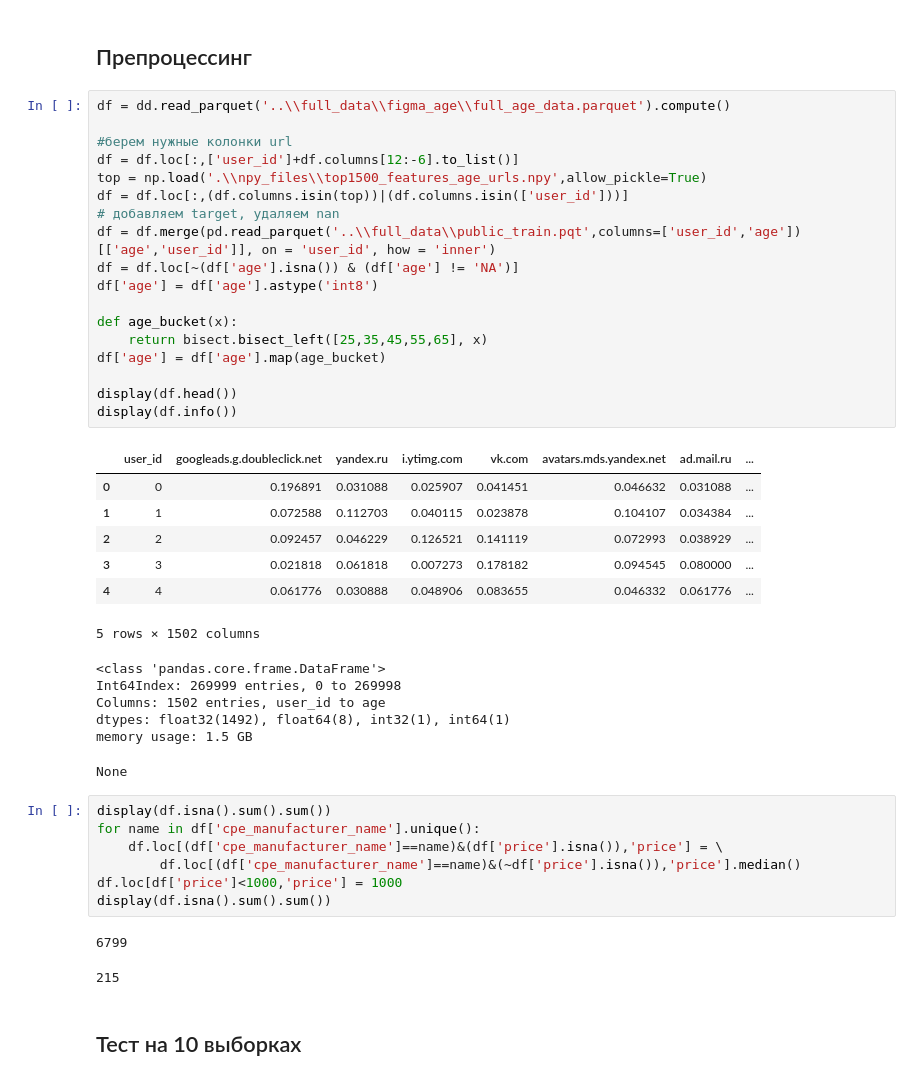
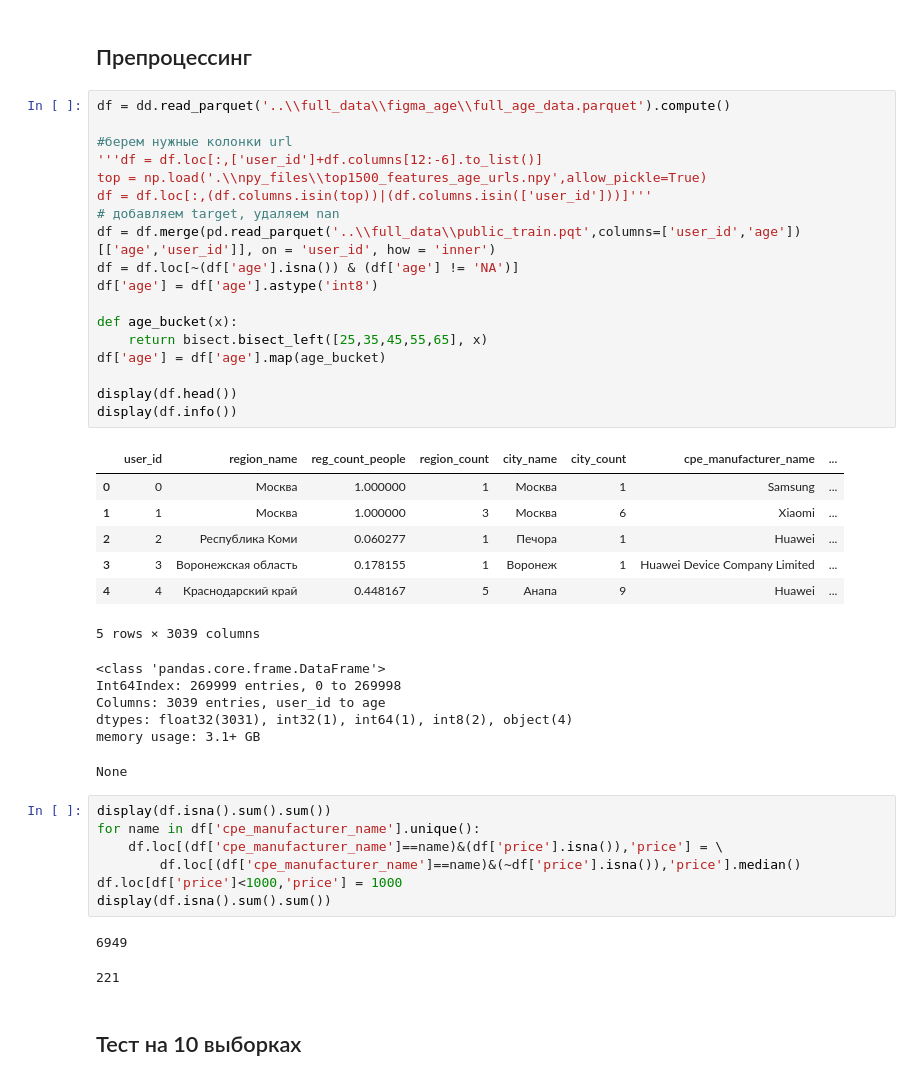
Before and after one commit to koshkidadanet/MTS-ML-CUP, a Jupyter notebook: search_models.ipynb, the cells around one changed output. Saved outputs shown, nothing was run; the diff lists cells and outputs as text.

```diff
--- a/search_models.ipynb
+++ b/search_models.ipynb
@@ -19,34 +19,34 @@ from sklearn.model_selection import train_test_split, StratifiedKFold
 # %%
 df = dd.read_parquet('..\\full_data\\figma_age\\full_age_data.parquet').compute()
 
 #берем нужные колонки url
-df = df.loc[:,['user_id']+df.columns[12:-6].to_list()]
+'''df = df.loc[:,['user_id']+df.columns[12:-6].to_list()]
 top = np.load('.\\npy_files\\top1500_features_age_urls.npy',allow_pickle=True)
-df = df.loc[:,(df.columns.isin(top))|(df.columns.isin(['user_id']))]
+df = df.loc[:,(df.columns.isin(top))|(df.columns.isin(['user_id']))]'''
 # добавляем target, удаляем nan
 df = df.merge(pd.read_parquet('..\\full_data\\public_train.pqt',columns=['user_id','age'])[['age','user_id']], on = 'user_id', how = 'inner')
 df = df.loc[~(df['age'].isna()) & (df['age'] != 'NA')]
 df['age'] = df['age'].astype('int8')
 
 def age_bucket(x):
     return bisect.bisect_left([25,35,45,55,65], x)
 df['age'] = df['age'].map(age_bucket)
 
 display(df.head())
 display(df.info())
 # %% [output]
-|  | user_id | googleads.g.doubleclick.net | yandex.ru | i.ytimg.com | vk.com | avatars.mds.yandex.net | ad.mail.ru | ... |
-| 0 | 0 | 0.196891 | 0.031088 | 0.025907 | 0.041451 | 0.046632 | 0.031088 | ... |
-| 1 | 1 | 0.072588 | 0.112703 | 0.040115 | 0.023878 | 0.104107 | 0.034384 | ... |
-| 2 | 2 | 0.092457 | 0.046229 | 0.126521 | 0.141119 | 0.072993 | 0.038929 | ... |
-| 3 | 3 | 0.021818 | 0.061818 | 0.007273 | 0.178182 | 0.094545 | 0.080000 | ... |
-| 4 | 4 | 0.061776 | 0.030888 | 0.048906 | 0.083655 | 0.046332 | 0.061776 | ... |
+|  | user_id | region_name | reg_count_people | region_count | city_name | city_count | cpe_manufacturer_name | ... |
+| 0 | 0 | Москва | 1.000000 | 1 | Москва | 1 | Samsung | ... |
+| 1 | 1 | Москва | 1.000000 | 3 | Москва | 6 | Xiaomi | ... |
+| 2 | 2 | Республика Коми | 0.060277 | 1 | Печора | 1 | Huawei | ... |
+| 3 | 3 | Воронежская область | 0.178155 | 1 | Воронеж | 1 | Huawei Device Company Limited | ... |
+| 4 | 4 | Краснодарский край | 0.448167 | 5 | Анапа | 9 | Huawei | ... |
-5 rows × 1502 columns
+5 rows × 3039 columns
 <class 'pandas.core.frame.DataFrame'>
 Int64Index: 269999 entries, 0 to 269998
-Columns: 1502 entries, user_id to age
-dtypes: float32(1492), float64(8), int32(1), int64(1)
-memory usage: 1.5 GB
+Columns: 3039 entries, user_id to age
+dtypes: float32(3031), int32(1), int64(1), int8(2), object(4)
+memory usage: 3.1+ GB
 None
 # %%
 display(df.isna().sum().sum())
@@ -56,8 +56,8 @@ for name in df['cpe_manufacturer_name'].unique():
 df.loc[df['price']<1000,'price'] = 1000
 display(df.isna().sum().sum())
 # %% [output]
-6799
+6949
-215
+221
 # %% [markdown]
 ## Тест на 10 выборках
 # %%
```
Also changed, not shown: parts of 3 cells of this notebook, 2 other files.
